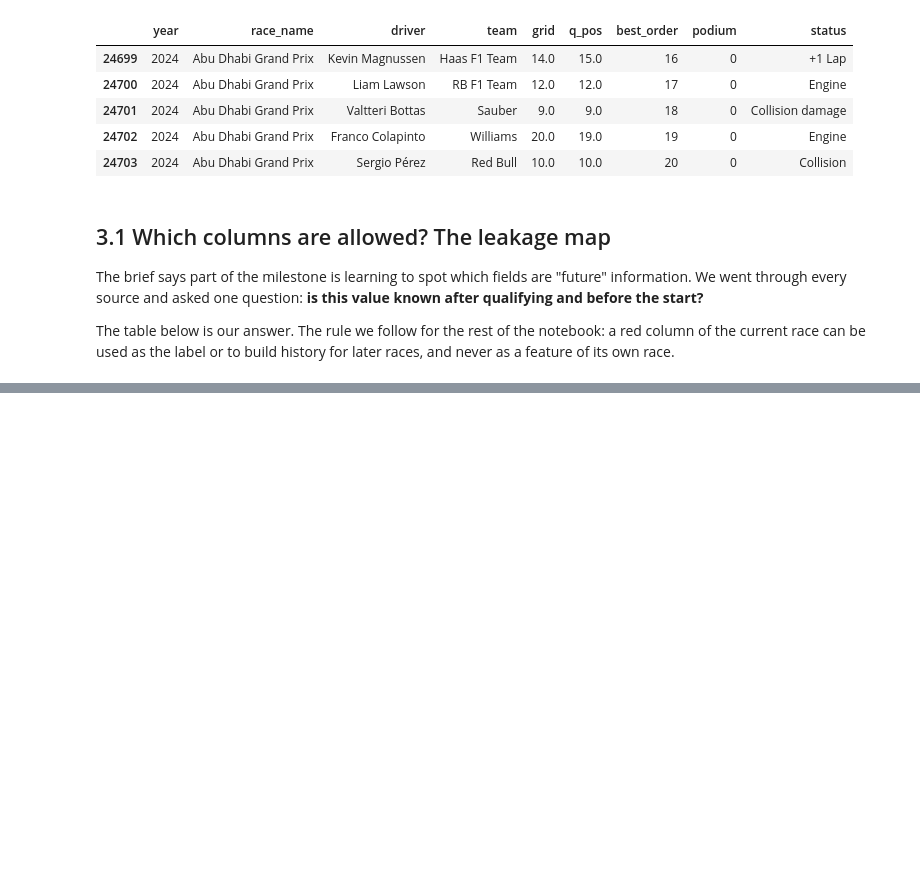
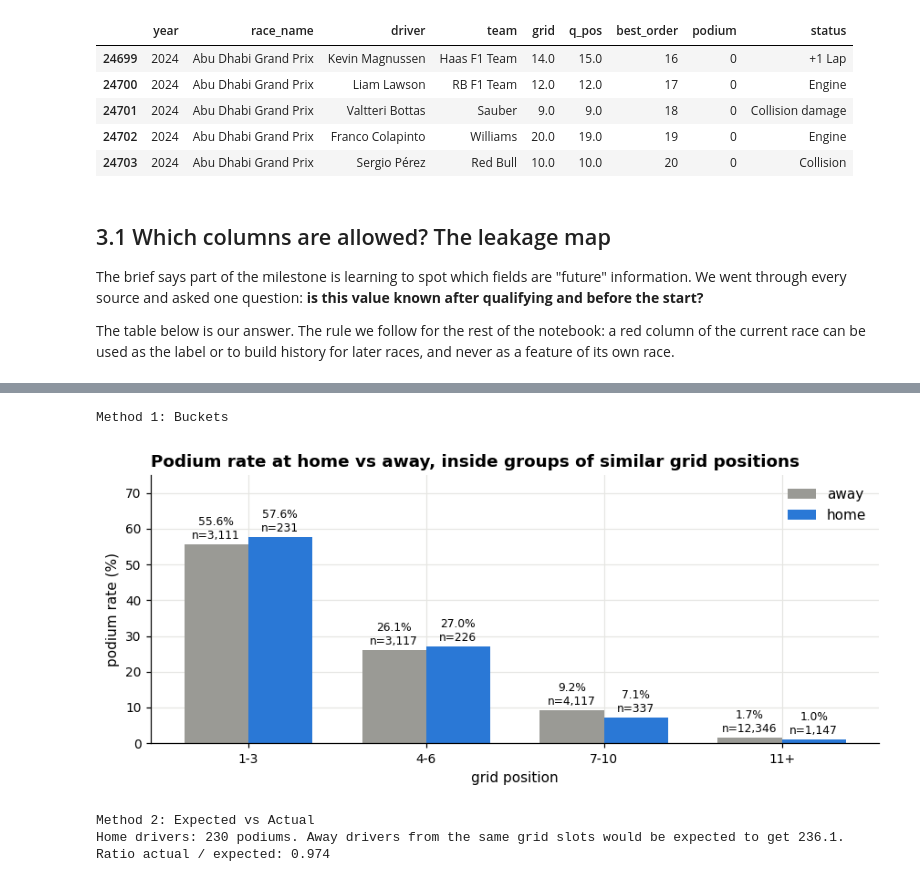
Before and after one commit to adhamshaheen/f1-podium-prediction, a Jupyter notebook: notebooke15c4f85e0.ipynb, the cells around one changed output, grey strips where cells are left out. Drawn from its saved outputs; the diff is of its cells as text; code cells hidden in the pictures; blank space fills up the shorter version.

```diff
--- a/notebooke15c4f85e0.ipynb
+++ b/notebooke15c4f85e0.ipynb
@@ -1234,0 +1585,6 @@ display(leakage_map.style.apply(colour, axis=1).hide(axis='index'))
+# %%
+q2 = base[base['grid'].notna()].copy()        # pit-lane starts have no grid position to control for (72 rows)
+# podium rate and average grid position, home against away, with no control yet
+naive = q2.groupby('is_home').agg(podium_rate=('podium', 'mean'), mean_grid=('grid', 'mean'), rows=('podium', 'size'))
+naive.index = ['away', 'home']
+display(naive.style.format({'podium_rate': '{:.1%}', 'mean_grid': '{:.1f}', 'rows': '{:,.0f}'}))
@@ -1234,0 +1603,32 @@ display(leakage_map.style.apply(colour, axis=1).hide(axis='index'))
+# %%
+# --- 1) Buckets ---
+q2['grid_bucket'] = pd.cut(q2['grid'], [0, 3, 6, 10, 40], labels=['1-3', '4-6', '7-10', '11+'])
+bucket = q2.groupby(['grid_bucket', 'is_home'], observed=True)['podium'].agg(['mean', 'sum', 'size']).unstack('is_home')
+
+print("Method 1: Buckets")
+fig, ax = plt.subplots(figsize=(8, 3.6))
+x = np.arange(len(bucket)); w = 0.36
+b_away = ax.bar(x - w / 2, bucket[('mean', 0)] * 100, w, color=GREY, label='away')
+b_home = ax.bar(x + w / 2, bucket[('mean', 1)] * 100, w, color=BLUE, label='home')
+ax.bar_label(b_away, labels=[f'{m:.1%}\nn={n:,}' for m, n in zip(bucket[('mean', 0)], bucket[('size', 0)])], fontsize=8, padding=2)
+ax.bar_label(b_home, labels=[f'{m:.1%}\nn={n:,}' for m, n in zip(bucket[('mean', 1)], bucket[('size', 1)])], fontsize=8, padding=2)
+ax.set_xticks(x); ax.set_xticklabels(bucket.index); ax.set_xlabel('grid position'); ax.set_ylabel('podium rate (%)')
+ax.set_ylim(0, 75); ax.legend()
+ax.set_title('Podium rate at home vs away, inside groups of similar grid positions')
+finish(fig, '14_q2_buckets')
+
+# --- 2) Expected vs actual ---
+away_rate_by_slot = q2[q2['is_home'] == 0].groupby('grid')['podium'].mean()          # P(podium | exact grid slot), away drivers
+home_rows = q2[q2['is_home'] == 1]
+expected = home_rows['grid'].map(away_rate_by_slot).fillna(0).sum()
+actual = home_rows['podium'].sum()
+print("Method 2: Expected vs Actual")
+
+print(f'Home drivers: {actual} podiums. Away drivers from the same grid slots would be expected to get {expected:.1f}.')
+print(f'Ratio actual / expected: {actual / expected:.3f}')
+# %% [output]
+Method 1: Buckets
+[figure, added]
+Method 2: Expected vs Actual
+Home drivers: 230 podiums. Away drivers from the same grid slots would be expected to get 236.1.
+Ratio actual / expected: 0.974
```
Also changed, not shown: parts of 24 cells of this notebook.
